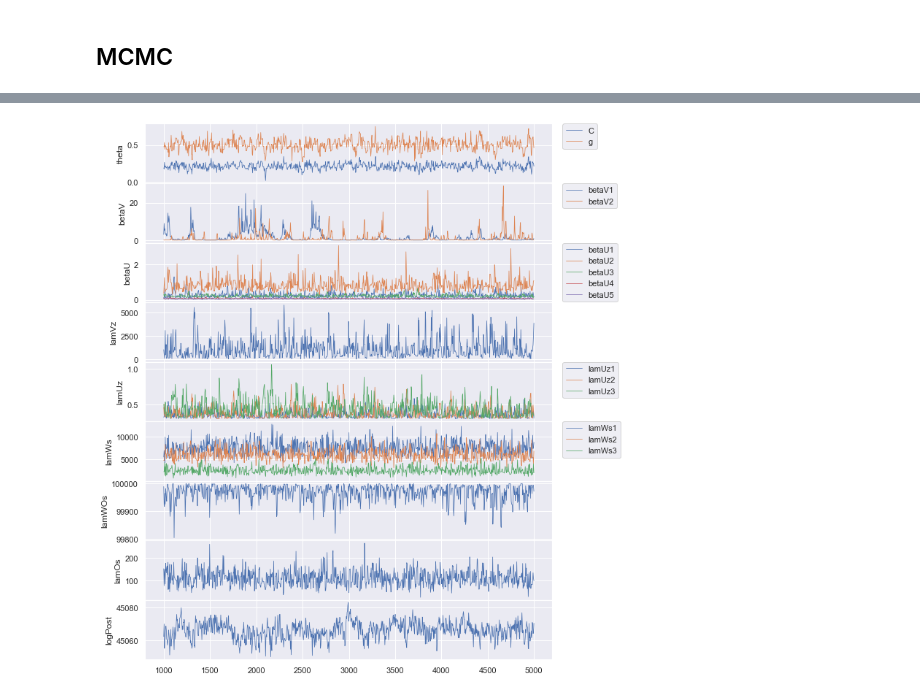
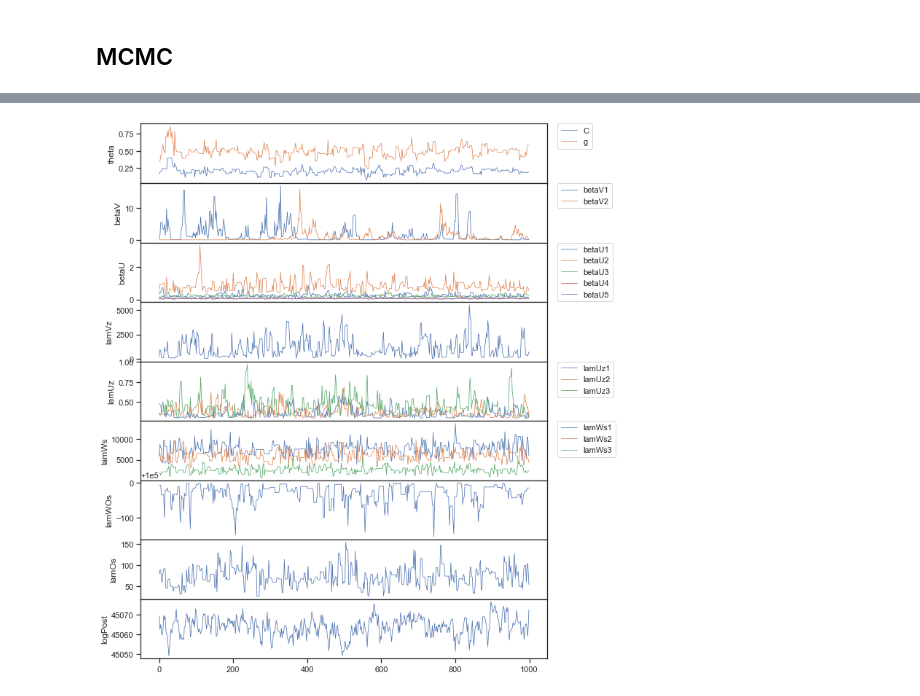
Before and after one commit to lanl/SEPIA, a Jupyter notebook: examples/Ball_Drop/ball_drop_2_ragged.ipynb, the cells around one changed output, grey strips where cells are left out. Saved outputs shown, nothing was run; the diff lists cells and outputs as text; code cells hidden in the pictures.

Commit message:
include ball drop and neddermeyer notebooks in unittest

```diff
--- a/examples/Ball_Drop/ball_drop_2_ragged.ipynb
+++ b/examples/Ball_Drop/ball_drop_2_ragged.ipynb
@@ -87,15 +87,14 @@ uw_figure = SepiaPlot.plot_u_w_pairs(data)
 ## MCMC
 # %%
 model = SepiaModel(data)
-
-override = 0
-cachefile_name='pkls/ball_drop_2_raggedmodel'
-
-if os.path.isfile(cachefile_name+'.pkl') and override==0:
-    model.restore_model_info(cachefile_name)
-else:
-    model.tune_step_sizes(50,20,update_vals=True)
-    model.do_mcmc(5000)
-    model.save_model_info(cachefile_name)
+nsamp = 1000
+#override = 0
+#cachefile_name='pkls/ball_drop_2_raggedmodel'
+#if os.path.isfile(cachefile_name+'.pkl') and override==0:
+#    model.restore_model_info(cachefile_name)
+#else:
+model.tune_step_sizes(50,20,update_vals=True)
+model.do_mcmc(nsamp)
+#    model.save_model_info(cachefile_name)
 # %% [output]
 lamWOs initialized outside default bounds [60, 1e5]; setting initial value to 1e5 - 1.
@@ -130,8 +161,8 @@ theta_post_fig = SepiaPlot.theta_pairs(samples_dict,theta_names,theta_ref=[[0.20
 # %%
-mcmc_trace_fig = SepiaPlot.mcmc_trace(samples_dict,theta_names,start=1000,n_to_plot=1000,max_print=5,\
+mcmc_trace_fig = SepiaPlot.mcmc_trace(samples_dict,theta_names,start=0,n_to_plot=int(nsamp/2),max_print=5,\
                                      save='plots/mcmc_trace.png')
 # %% [output]
-[figure, old version]
+[figure, new version]
 # %%
 acf = SepiaPlot.plot_acf(model,nlags=50,nburn=0,save='plots/acf.png')
 # %% [output]
```
Also changed, not shown: parts of 12 cells of this notebook, 14 other files.
